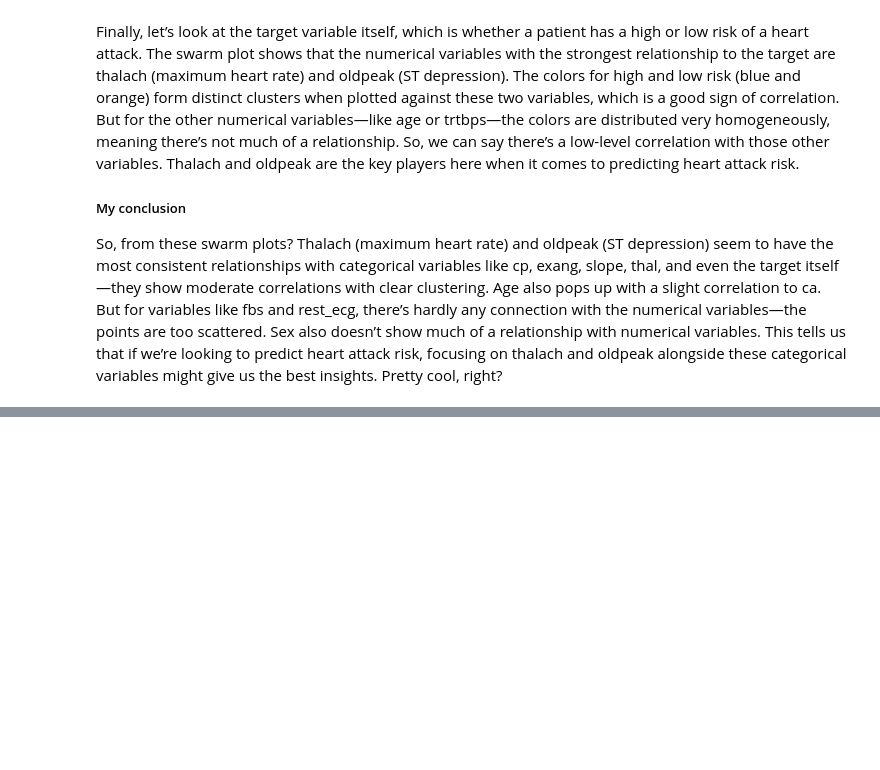
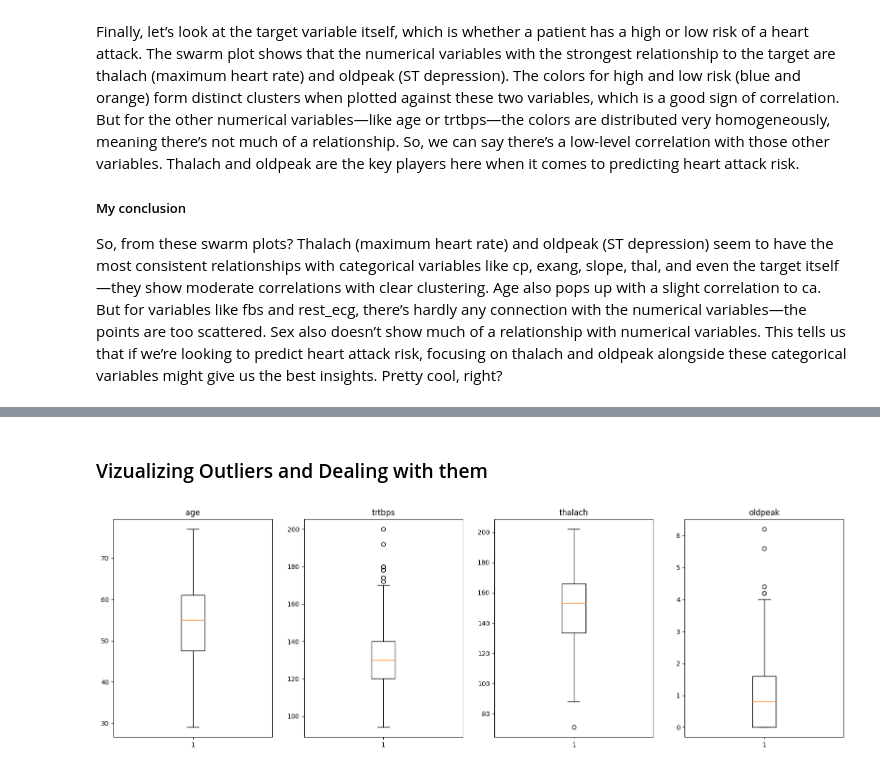
Before and after one commit to akhileshchoudary/Heart-Attack-Prediction-using-ML, a Jupyter notebook: heart-attack-prediction.ipynb, the cells around one changed output, grey strips where cells are left out. Saved outputs shown, nothing was run; the diff lists cells and outputs as text; code cells hidden in the pictures; blank space fills up the shorter version.

```diff
--- a/heart-attack-prediction.ipynb
+++ b/heart-attack-prediction.ipynb
@@ -783,0 +913,2 @@ So, from these swarm plots? Thalach (maximum heart rate) and oldpeak (ST depress
+# %%
+df.drop(["chol", "fbs", "rest_ecg"], axis = 1, inplace = True)
@@ -783,0 +924,20 @@ So, from these swarm plots? Thalach (maximum heart rate) and oldpeak (ST depress
+# %% [markdown]
+### Vizualizing Outliers and Dealing with them
+# %%
+fig, (ax1, ax2, ax3, ax4) = plt.subplots(1, 4, figsize = (20, 6))
+
+ax1.boxplot(df["age"])
+ax1.set_title("age")
+
+ax2.boxplot(df["trtbps"])
+ax2.set_title("trtbps")
+
+ax3.boxplot(df["thalach"])
+ax3.set_title("thalach")
+
+ax4.boxplot(df["oldpeak"])
+ax4.set_title("oldpeak")
+
+plt.show()
+# %% [output]
+[figure, added]
```
Also changed, not shown: parts of 24 cells of this notebook.
